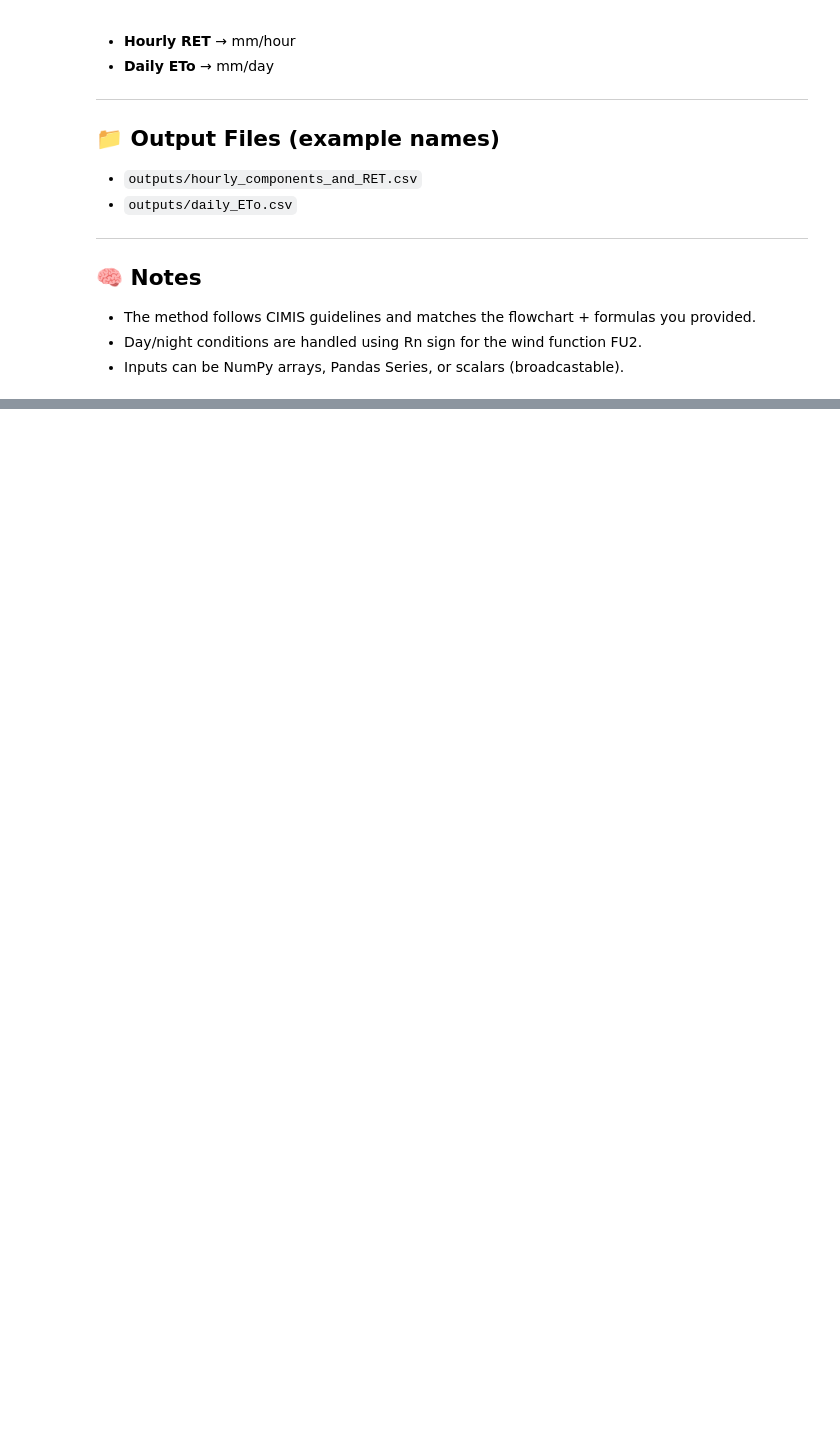
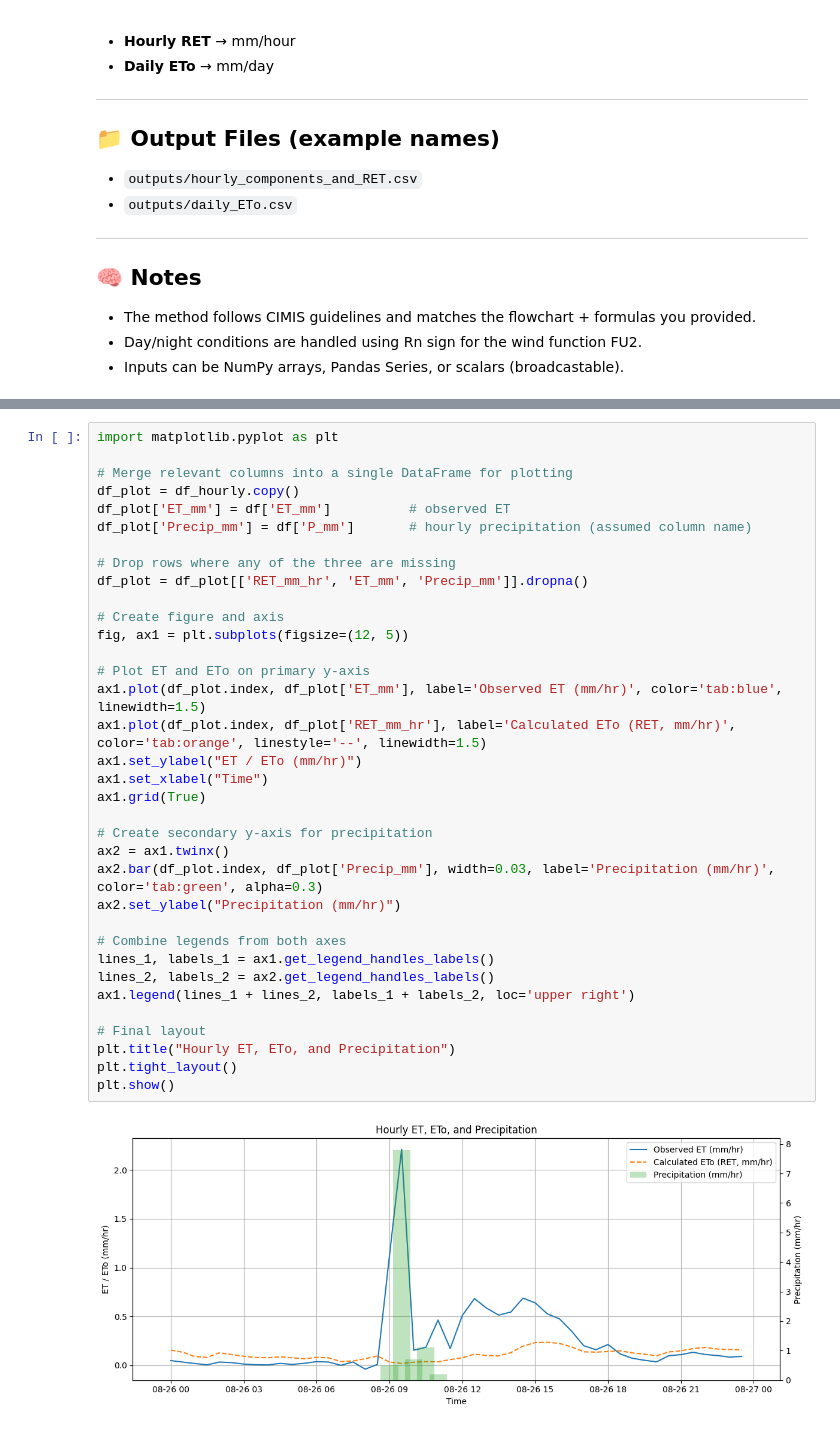
Before and after one commit to RuiGao9/ET_Learning_Notes, a Jupyter notebook: main.ipynb, the cells around one changed output, grey strips where cells are left out. Cells and saved outputs as stored; diff of their text form; blank space fills up the shorter version.

```diff
--- a/main.ipynb
+++ b/main.ipynb
@@ -197,0 +178,37 @@ ds_daily.to_netcdf('outputs/daily_ETo.nc')
+# %%
+import matplotlib.pyplot as plt
+
+# Merge relevant columns into a single DataFrame for plotting
+df_plot = df_hourly.copy()
+df_plot['ET_mm'] = df['ET_mm']          # observed ET
+df_plot['Precip_mm'] = df['P_mm']       # hourly precipitation (assumed column name)
+
+# Drop rows where any of the three are missing
+df_plot = df_plot[['RET_mm_hr', 'ET_mm', 'Precip_mm']].dropna()
+
+# Create figure and axis
+fig, ax1 = plt.subplots(figsize=(12, 5))
+
+# Plot ET and ETo on primary y-axis
+ax1.plot(df_plot.index, df_plot['ET_mm'], label='Observed ET (mm/hr)', color='tab:blue', linewidth=1.5)
+ax1.plot(df_plot.index, df_plot['RET_mm_hr'], label='Calculated ETo (RET, mm/hr)', color='tab:orange', linestyle='--', linewidth=1.5)
+ax1.set_ylabel("ET / ETo (mm/hr)")
+ax1.set_xlabel("Time")
+ax1.grid(True)
+
+# Create secondary y-axis for precipitation
+ax2 = ax1.twinx()
+ax2.bar(df_plot.index, df_plot['Precip_mm'], width=0.03, label='Precipitation (mm/hr)', color='tab:green', alpha=0.3)
+ax2.set_ylabel("Precipitation (mm/hr)")
+
+# Combine legends from both axes
+lines_1, labels_1 = ax1.get_legend_handles_labels()
+lines_2, labels_2 = ax2.get_legend_handles_labels()
+ax1.legend(lines_1 + lines_2, labels_1 + labels_2, loc='upper right')
+
+# Final layout
+plt.title("Hourly ET, ETo, and Precipitation")
+plt.tight_layout()
+plt.show()
+# %% [output]
+[figure, added]
```
Also changed, not shown: parts of 11 cells of this notebook, 3 other files.
